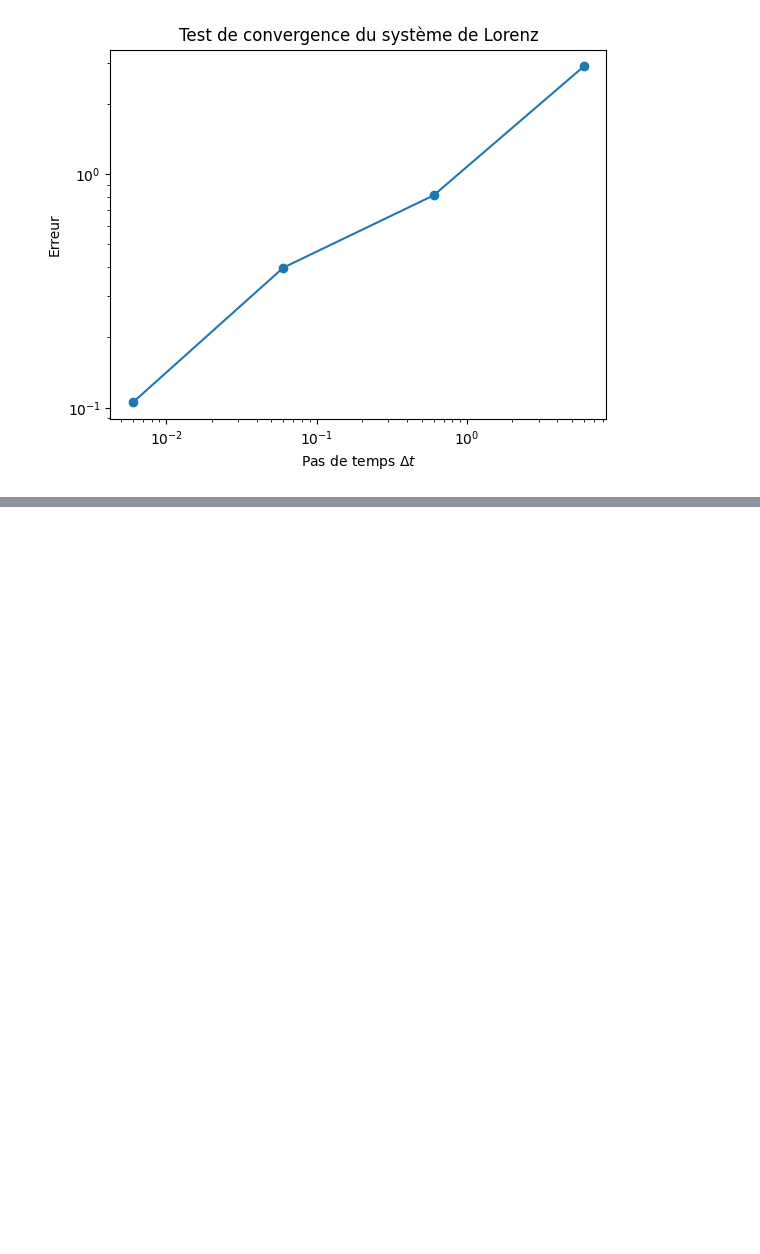
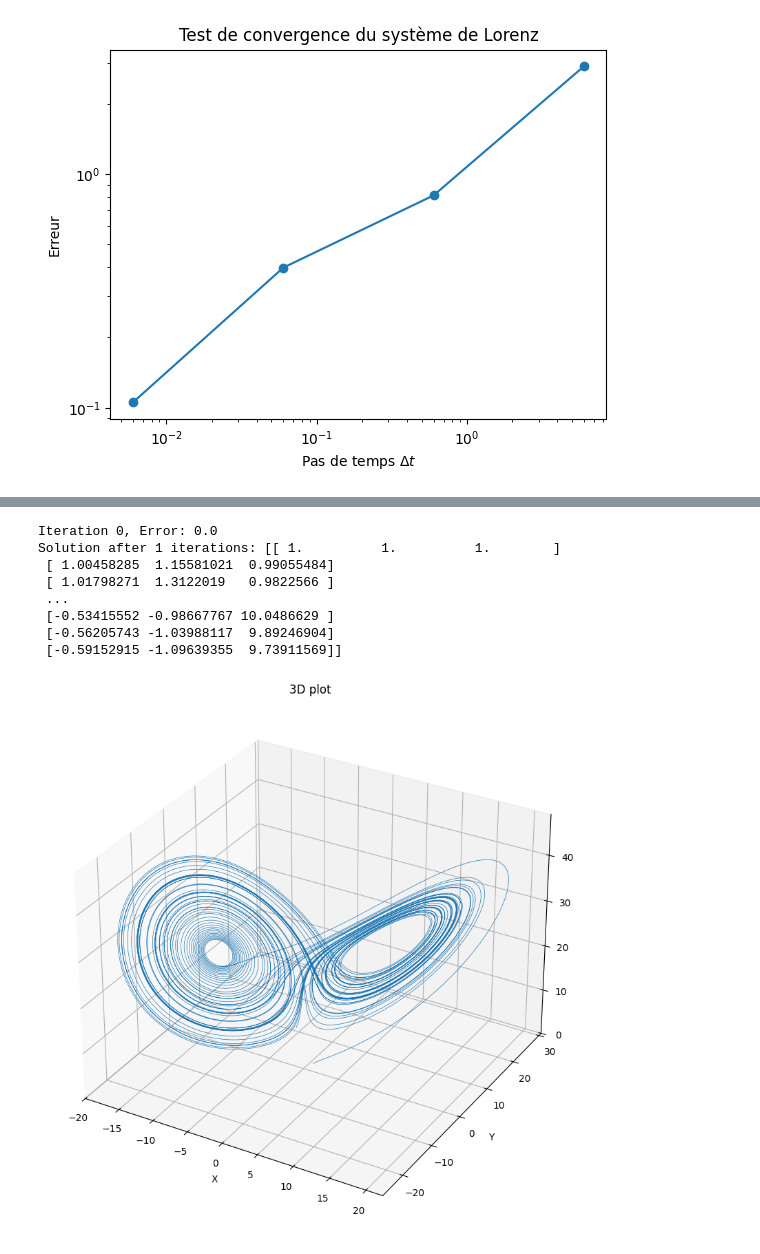
Before and after one commit to master-csmi/2024-m1-parareal, a Jupyter notebook: src/Lorenz_model.ipynb, the cells around one changed output, grey strips where cells are left out. Saved outputs shown, nothing was run; the diff lists cells and outputs as text; code cells hidden in the pictures; blank space fills up the shorter version.

```diff
--- a/src/Lorenz_model.ipynb
+++ b/src/Lorenz_model.ipynb
@@ -234,0 +272,32 @@ Iteration 0, Error: 0.0
+# %%
+# use solve_ivp as fine and grossier function for our parareal algorithm
+# Parameters
+
+# Model parameters
+sigma, rho, beta = 10.0, 28.0, 8/3
+lorenz_ = lambda t,state:lorenz(t, state, sigma, rho, beta)
+
+U0 = np.array([1.0, 1.0, 1.0])
+t_span = [0, 60]
+N = 10000
+tol = 1e-1
+max_iter = 5
+G_Nh=1
+F_Nh=10
+G = lambda tspan,u0, :solve_ivp(lorenz, tspan, u0, method='RK45').y[:, -1]
+F = lambda tspan,u0, :solve_ivp(lorenz, tspan, u0, method='RK45').y[:, -1]
+
+# Run Parareal
+t, iterations, solution = parareal(G, F, tspan, U0, N, max_iter, tol)
+print(f'Solution after {iterations} iterations: {solution}')
+plot3d(t,solution)
+# %% [output]
+Iteration 0, Error: 0.0
+Solution after 1 iterations: [[ 1.          1.          1.        ]
+ [ 1.00458285  1.15581021  0.99055484]
+ [ 1.01798271  1.3122019   0.9822566 ]
+ ...
+ [-0.53415552 -0.98667767 10.0486629 ]
+ [-0.56205743 -1.03988117  9.89246904]
+ [-0.59152915 -1.09639355  9.73911569]]
+[figure, added]
```
Also changed, not shown: parts of 1 cell of this notebook, 1 other file.
